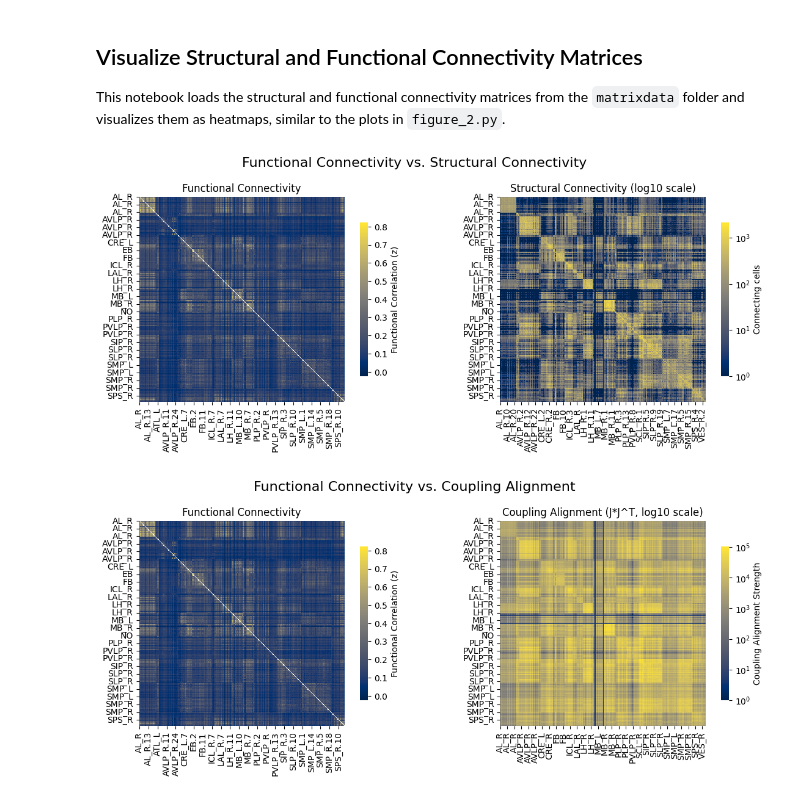
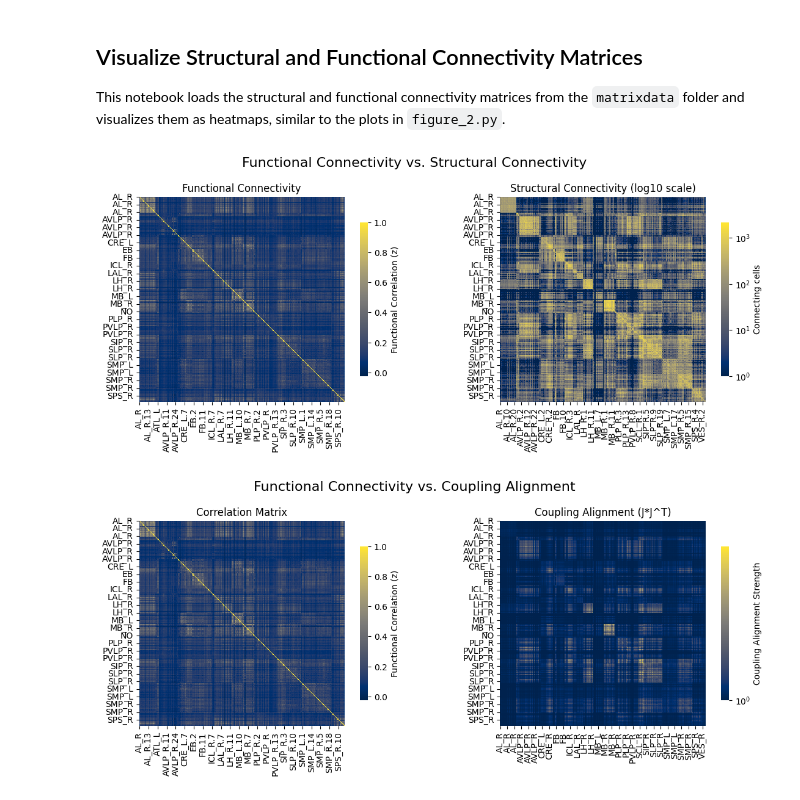
Before and after one commit to wenquan/SC-FC, a Jupyter notebook: visualize_matrices.ipynb, the cells around one changed output. Saved outputs shown, nothing was run; the diff lists cells and outputs as text; code cells hidden in the pictures.

```diff
--- a/visualize_matrices.ipynb
+++ b/visualize_matrices.ipynb
@@ -12,7 +12,7 @@ import os
 
 # This script assumes you have the scfc package installed and the data in the correct location.
 # If you are running this from the root of the repository, the paths should be correct.
-from scfc import bridge
+from scfc import bridge, subsampling
 
 # --- 1. Load the data ---
 data_dir = '/Users/quanwen/Documents/fly-center-brain/data'
@@ -20,10 +20,16 @@ data_dir = '/Users/quanwen/Documents/fly-center-brain/data'
 # Load Functional Connectivity Matrix
 functional_matrix_path = os.path.join(data_dir, 'CorrelationMatrix_branson.csv')
 Functional_Matrix = pd.read_csv(functional_matrix_path, index_col=0)
+vals = Functional_Matrix.to_numpy()
+np.fill_diagonal(vals, 1)
+Functional_Matrix.loc[:,:] = vals
 
 # Load Structural Connectivity Matrix (J)
 structural_matrix_path = os.path.join(data_dir, 'StructuralMatrix_branson.csv')
 Structural_Matrix = pd.read_csv(structural_matrix_path, index_col=0)
+vals = Structural_Matrix.to_numpy()
+#np.fill_diagonal(vals, 0)
+Structural_Matrix.loc[:, :] = vals
 
 # --- 2. Plot Functional vs Structural ---
 fig1, ax1 = plt.subplots(1, 2, figsize=(12, 5))
@@ -39,7 +45,7 @@ ax1[0].set_aspect('equal')
 
 # Structural heatmap
 J_for_plotting = Structural_Matrix
-np.fill_diagonal(J_for_plotting.values, np.nan) # Replace diagonal with NaN for plotting
+#np.fill_diagonal(J_for_plotting.values, np.nan) # Replace diagonal with NaN for plotting
 sns.heatmap(np.log10(J_for_plotting).replace([np.inf, -np.inf], 0), ax=ax1[1],
             #yticklabels=False,
             #xticklabels=False,
@@ -52,37 +58,39 @@ ax1[1].set_aspect('equal')
 fig1.tight_layout(rect=[0, 0.03, 1, 0.95])
 plt.show()
 
 # --- 3. Calculate Coupling Alignment Matrix (J * J^T) ---
 J = Structural_Matrix
 N = J.shape[0]
 # Fill diagonal with 0 before matrix multiplication
-np.fill_diagonal(J.values, 0)
-Coupling_Alignment = (J @ J.T)/N
+#np.fill_diagonal(J.values, 0)
+Coupling_Alignment = (J @ J.T)
+Coupling_Alignment = Coupling_Alignment / np.trace(Coupling_Alignment) * N
+
 
 # --- 4. Plot Functional vs Coupling Alignment ---
 fig2, ax2 = plt.subplots(1, 2, figsize=(12, 5))
 fig2.suptitle('Functional Connectivity vs. Coupling Alignment', fontsize=16)
 
 # Functional heatmap
 sns.heatmap(Functional_Matrix, ax=ax2[0],
             #yticklabels=False,
             #xticklabels=False,
             cbar_kws={'label': 'Functional Correlation (z)', 'shrink': .75}, cmap="cividis", rasterized=True)
-ax2[0].set_title('Functional Connectivity')
+ax2[0].set_title('Correlation Matrix')
 ax2[0].set_aspect('equal')
 
 # Coupling Alignment heatmap
-sns.heatmap(np.log10(Coupling_Alignment).replace([np.inf, -np.inf], 0), ax=ax2[1],
+sns.heatmap(Coupling_Alignment, ax=ax2[1],
             #yticklabels=False,
             #xticklabels=False,
             cmap="cividis", rasterized=True, cbar=False)
 cb2 = fig2.colorbar(matplotlib.cm.ScalarMappable(norm=matplotlib.colors.SymLogNorm(vmin=1, vmax=np.nanmax(Coupling_Alignment.to_numpy()), base=10, linthresh=0.1, linscale=1), cmap="cividis"), ax=ax2[1], shrink=0.75, label='Coupling Alignment Strength')
 cb2.outline.set_linewidth(0)
-ax2[1].set_title('Coupling Alignment (J*J^T, log10 scale)')
+ax2[1].set_title('Coupling Alignment (J*J^T)')
 ax2[1].set_aspect('equal')
 
 fig2.tight_layout(rect=[0, 0.03, 1, 0.95])
 plt.show()
 # %% [output]
-[figure, old version]
+[figure, new version]
-[figure, old version]
+[figure, new version]
```
Also changed, not shown: parts of 1 cell of this notebook, 2 other files.
